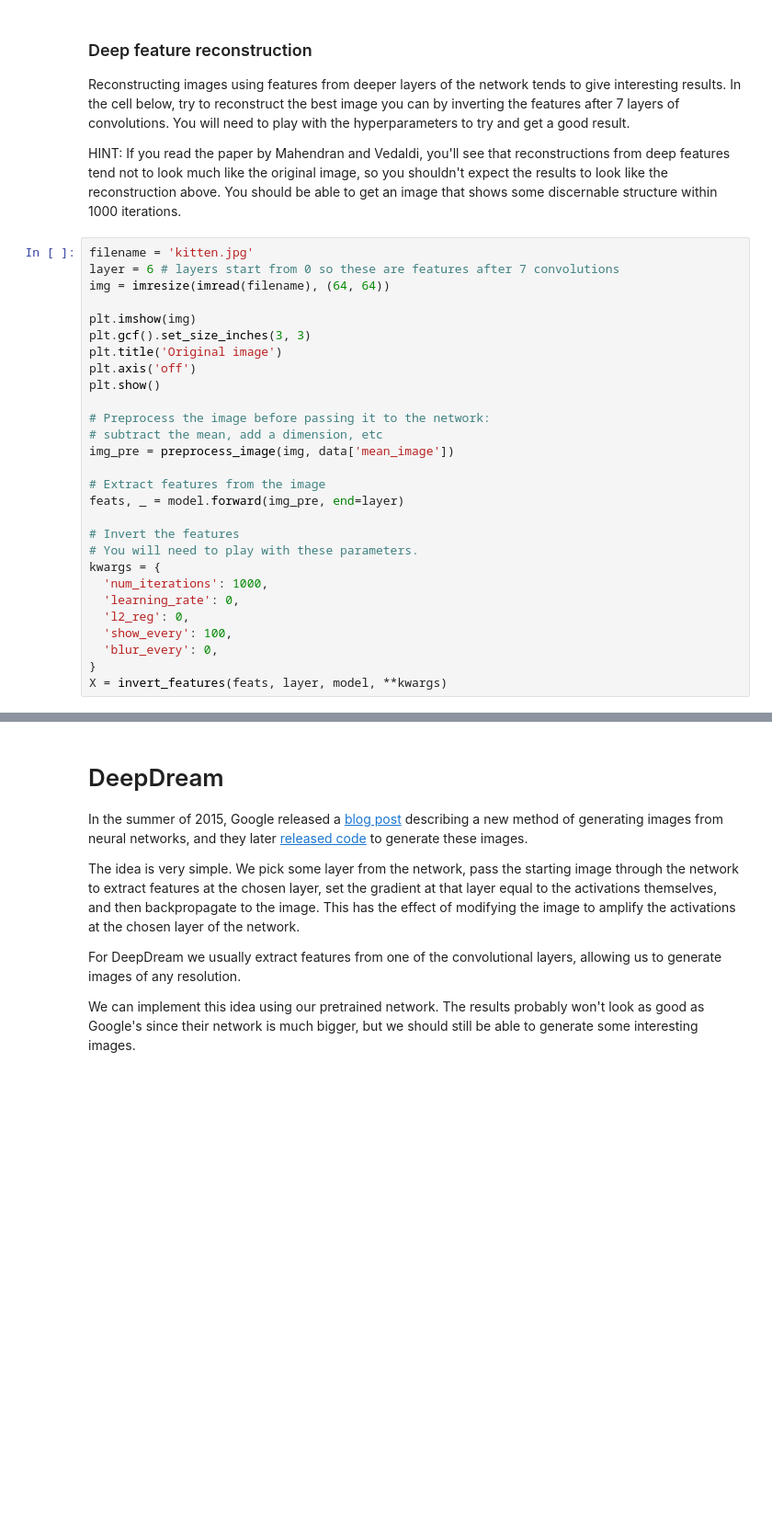
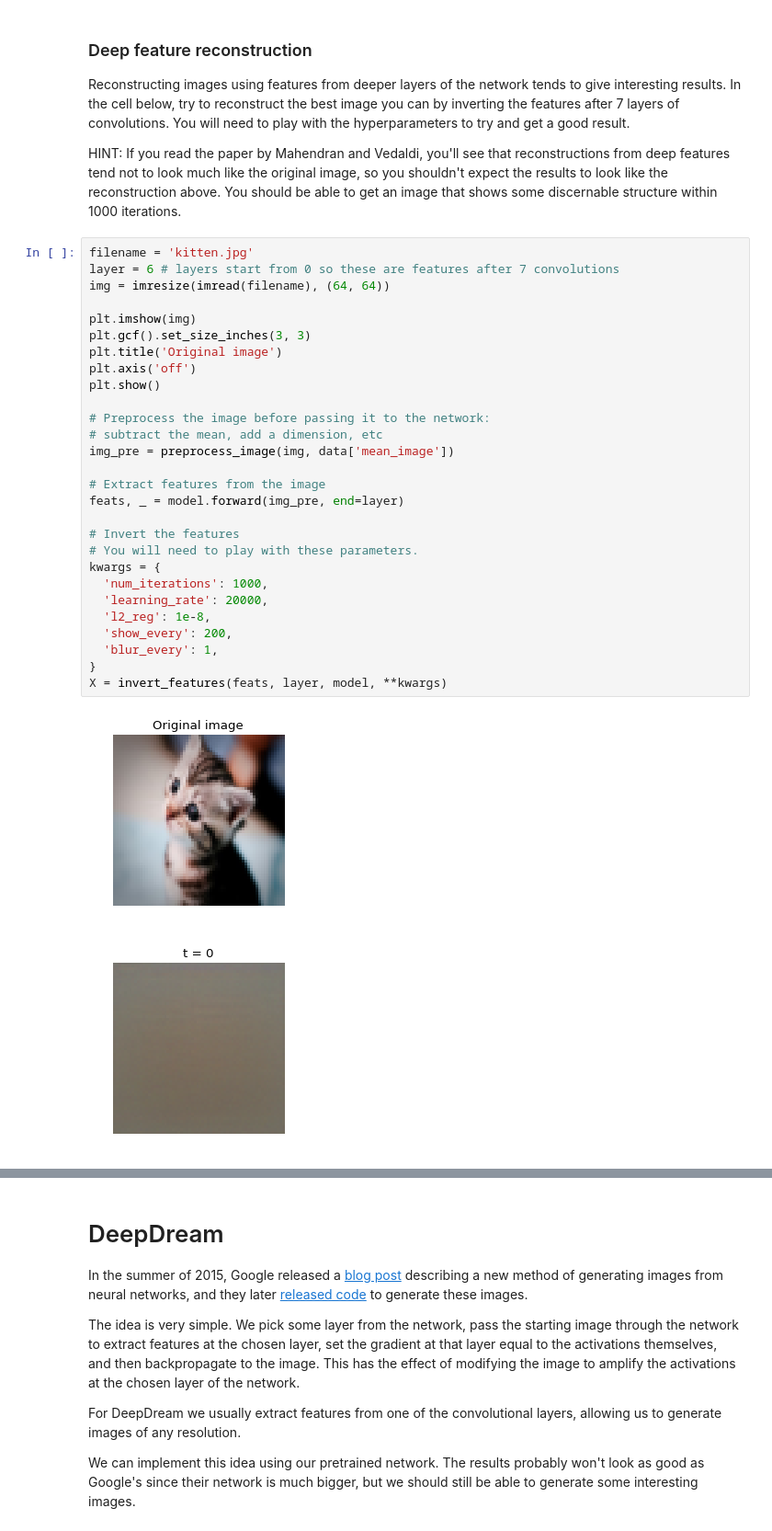
Before and after one commit to hartikainen/stanford-cs231n, a Jupyter notebook: assignment3/ImageGeneration.ipynb, the cells around one changed output, grey strips where cells are left out. Shown at 92% size. Drawn from its saved outputs; the diff is of its cells as text; blank space fills up the shorter version.

```diff
--- a/assignment3/ImageGeneration.ipynb
+++ b/assignment3/ImageGeneration.ipynb
@@ -246,28 +265,31 @@ HINT: If you read the paper by Mahendran and Vedaldi, you'll see that reconstruc
 # %%
 filename = 'kitten.jpg'
 layer = 6 # layers start from 0 so these are features after 7 convolutions
 img = imresize(imread(filename), (64, 64))
 
 plt.imshow(img)
 plt.gcf().set_size_inches(3, 3)
 plt.title('Original image')
 plt.axis('off')
 plt.show()
 
 # Preprocess the image before passing it to the network:
 # subtract the mean, add a dimension, etc
 img_pre = preprocess_image(img, data['mean_image'])
 
 # Extract features from the image
 feats, _ = model.forward(img_pre, end=layer)
 
 # Invert the features
 # You will need to play with these parameters.
 kwargs = {
   'num_iterations': 1000,
-  'learning_rate': 0,
-  'l2_reg': 0,
-  'show_every': 100,
-  'blur_every': 0,
+  'learning_rate': 20000,
+  'l2_reg': 1e-8,
+  'show_every': 200,
+  'blur_every': 1,
 }
 X = invert_features(feats, layer, model, **kwargs)
+# %% [output]
+[figure, added]
+[figure, added]
```
Also changed, not shown: parts of 5 cells of this notebook, 1 other file.
